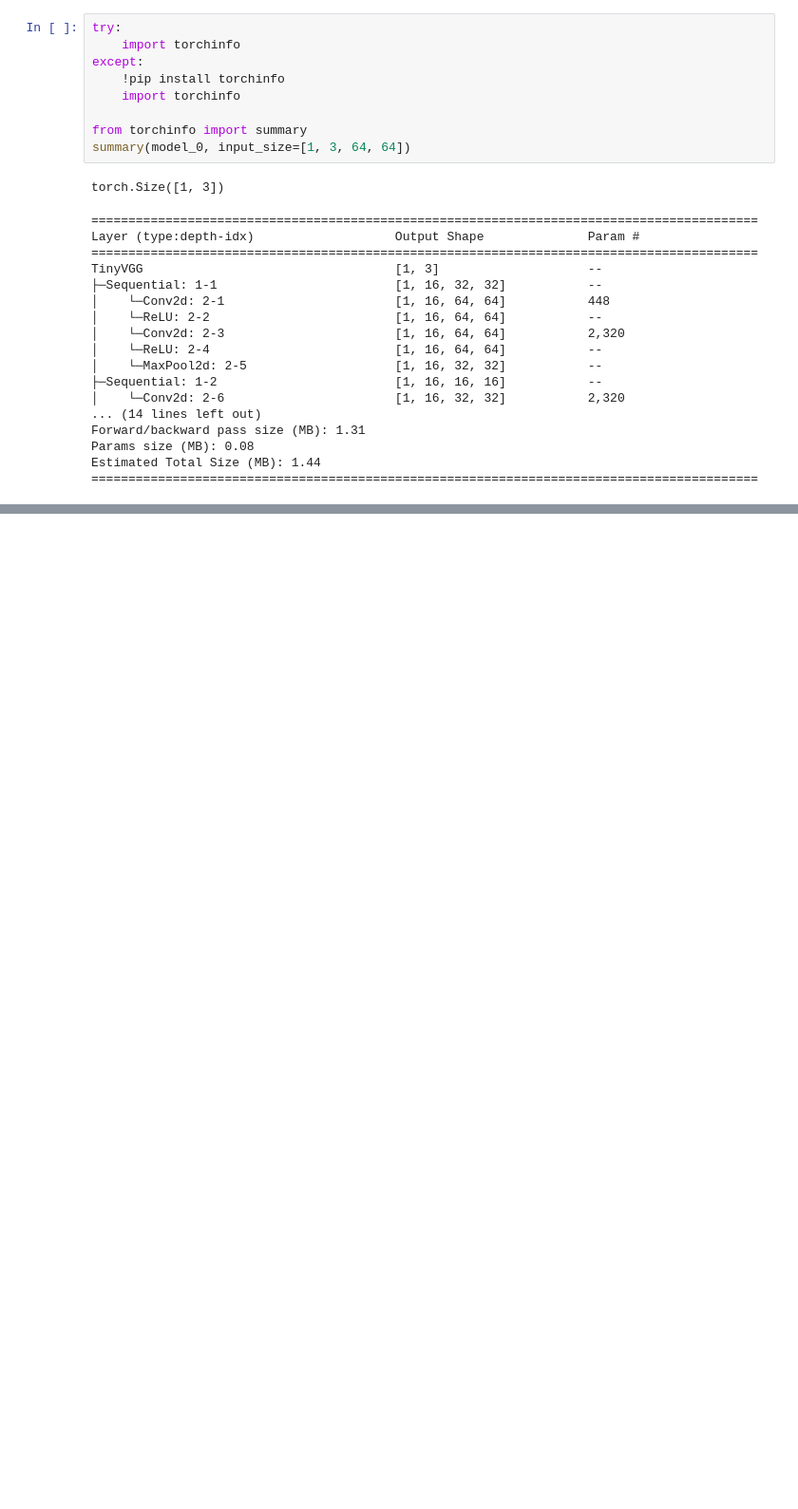
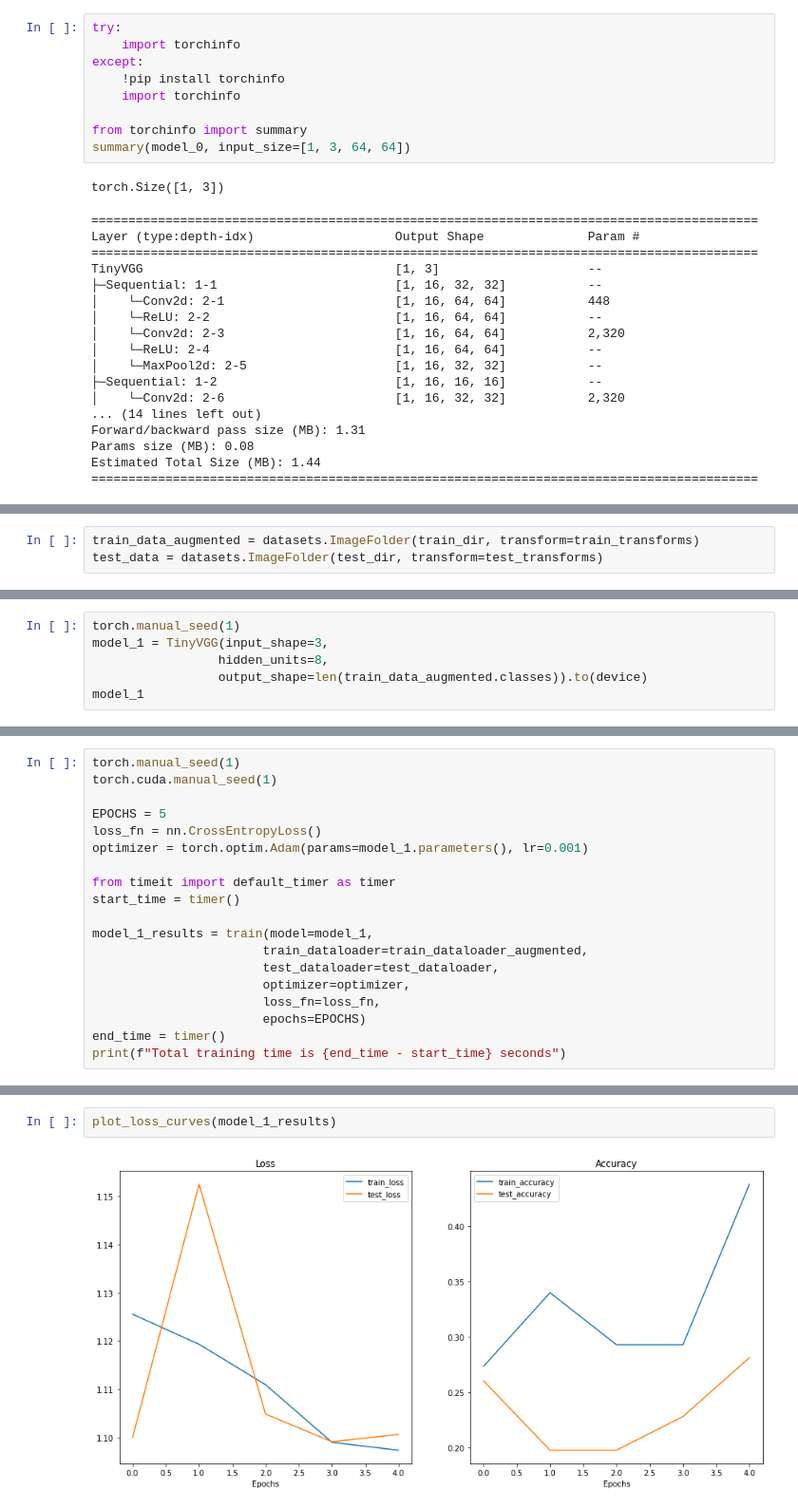
Before and after one commit to imemmul/PytorchNotes, a Jupyter notebook: custom_dataset_pytorch.ipynb, the cells around one changed output, grey strips where cells are left out. Shown at 95% size. Drawn from its saved outputs; the diff is of its cells as text; blank space fills up the shorter version.

```diff
--- a/custom_dataset_pytorch.ipynb
+++ b/custom_dataset_pytorch.ipynb
@@ -579,0 +629,3 @@ Total training time: 6.648 seconds
+# %%
+train_data_augmented = datasets.ImageFolder(train_dir, transform=train_transforms)
+test_data = datasets.ImageFolder(test_dir, transform=test_transforms)
@@ -579,0 +657,6 @@ Total training time: 6.648 seconds
+# %%
+torch.manual_seed(1)
+model_1 = TinyVGG(input_shape=3,
+                 hidden_units=8,
+                 output_shape=len(train_data_augmented.classes)).to(device)
+model_1
@@ -579,0 +684,19 @@ Total training time: 6.648 seconds
+# %%
+torch.manual_seed(1)
+torch.cuda.manual_seed(1)
+
+EPOCHS = 5
+loss_fn = nn.CrossEntropyLoss()
+optimizer = torch.optim.Adam(params=model_1.parameters(), lr=0.001)
+
+from timeit import default_timer as timer
+start_time = timer()
+
+model_1_results = train(model=model_1,
+                       train_dataloader=train_dataloader_augmented,
+                       test_dataloader=test_dataloader,
+                       optimizer=optimizer,
+                       loss_fn=loss_fn,
+                       epochs=EPOCHS)
+end_time = timer()
+print(f"Total training time is {end_time - start_time} seconds")
@@ -579,0 +721,4 @@ Total training time: 6.648 seconds
+# %%
+plot_loss_curves(model_1_results)
+# %% [output]
+[figure, added]
```
Also changed, not shown: parts of 19 cells of this notebook, 6 other files.
